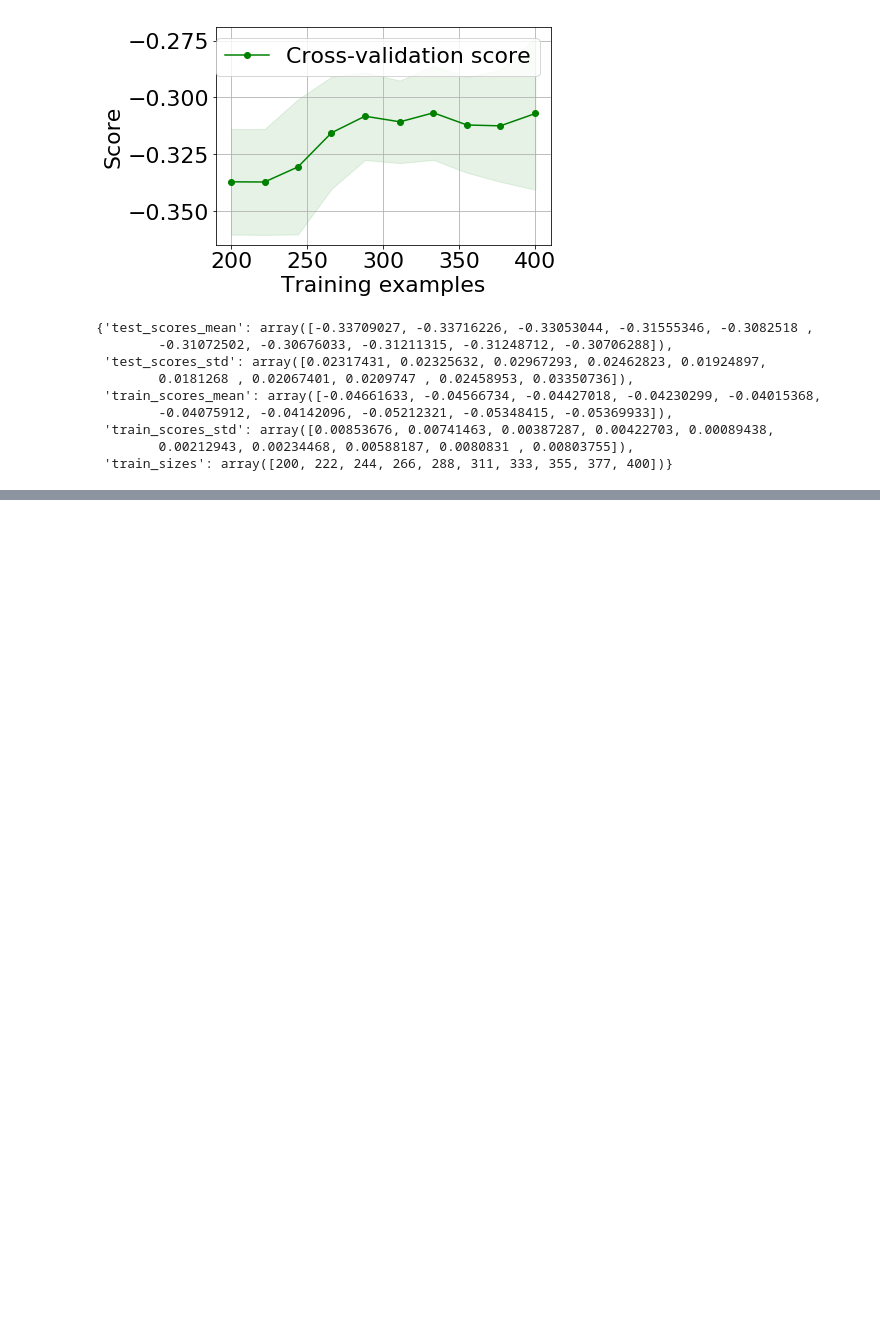
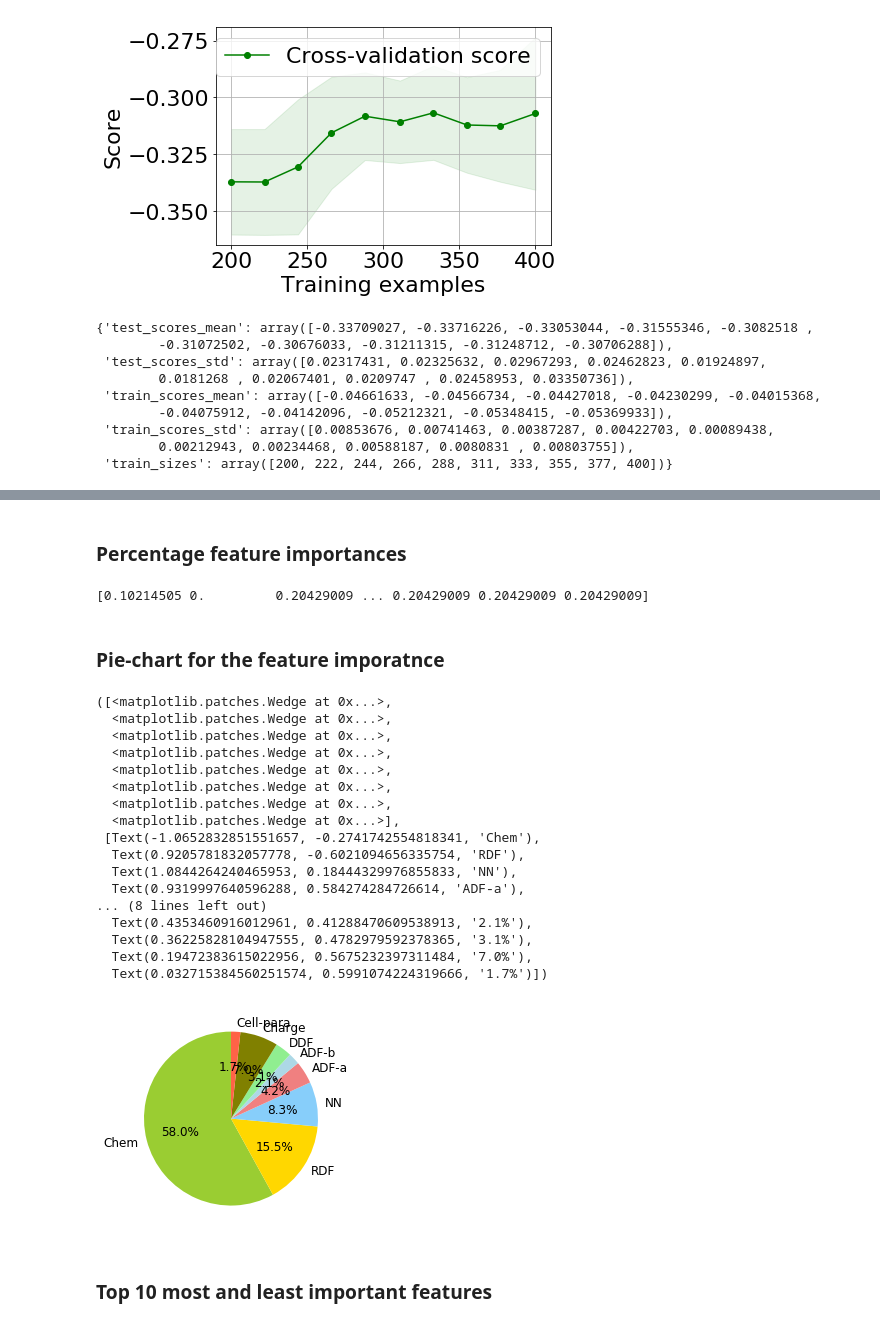
Before and after one commit to usnistgov/jarvis, a Jupyter notebook: jarvis/colab/jarvis_ml_quick_train_notebook.ipynb, the cells around one changed output, grey strips where cells are left out. Drawn from its saved outputs; the diff is of its cells as text; code cells hidden in the pictures; blank space fills up the shorter version.

```diff
--- a/jarvis/db/static/jarvis_ml_quick_train.ipynb
+++ b/jarvis/colab/jarvis_ml_quick_train_notebook.ipynb
@@ -192,0 +218,10 @@ plot_learning_curve(estimator=model,X=X,y=Y,train_sizes=np.linspace(0.5, 1.0, 10
+# %% [markdown]
+### Percentage feature importances
+# %%
+#See https://github.com/usnistgov/jarvis/blob/master/jarvis/sklearn/build_models.py
+
+feat_imp = model.feature_importances_  # feature_importances_
+feat_imp = 100*np.array([float(i) / float(np.sum(feat_imp)) for i in feat_imp])
+print (feat_imp)
+# %% [output]
+[0.10214505 0.         0.20429009 ... 0.20429009 0.20429009 0.20429009]
@@ -192,0 +230,67 @@ plot_learning_curve(estimator=model,X=X,y=Y,train_sizes=np.linspace(0.5, 1.0, 10
+# %% [markdown]
+### Pie-chart for the feature imporatnce
+# %%
+imp_rdf = 0
+imp_nn = 0
+imp_adfa = 0
+imp_adfb = 0
+imp_ddf = 0
+imp_chg = 0
+imp_chem = 0
+imp_cell = 0
+tmp = []
+colors = [
+    "yellowgreen",
+    "gold",
+    "lightskyblue",
+    "lightcoral",
+    "lightblue",
+    "lightgreen",
+    "olive",
+    "tomato",
+]
+for i in importance_names:
+    imp = i[0]
+    nm = i[1]
+    if "chg" in nm:
+        imp_chg = imp_chg + imp
+    elif "cell" in nm:
+        imp_cell = imp_cell + imp
+    elif "nn" in nm:
+        imp_nn = imp_nn + imp
+    elif "rdf" in nm:
+        imp_rdf = imp_rdf + imp
+    elif "adfa" in nm:
+        imp_adfa = imp_adfa + imp
+    elif "ddf" in nm:
+        imp_ddf = imp_ddf + imp
+    elif "adfb" in nm:
+        imp_adfb = imp_adfb + imp
+    else:
+        imp_chem = imp_chem + imp
+# %%
+labels=['Chem','RDF','NN','ADF-a','ADF-b','DDF','Charge','Cell-para']
+values=[imp_chem,imp_rdf,imp_nn,imp_adfa,imp_adfb,imp_ddf,imp_chg,imp_cell]
+plt.rcParams['font.size'] = 12.0
+plt.pie(values,labels=labels,autopct='%1.1f%%', startangle=90,colors=colors)
+# %% [output]
+([<matplotlib.patches.Wedge at 0x...>,
+  <matplotlib.patches.Wedge at 0x...>,
+  <matplotlib.patches.Wedge at 0x...>,
+  <matplotlib.patches.Wedge at 0x...>,
+  <matplotlib.patches.Wedge at 0x...>,
+  <matplotlib.patches.Wedge at 0x...>,
+  <matplotlib.patches.Wedge at 0x...>,
+  <matplotlib.patches.Wedge at 0x...>],
+ [Text(-1.0652832851551657, -0.2741742554818341, 'Chem'),
+  Text(0.9205781832057778, -0.6021094656335754, 'RDF'),
+  Text(1.0844264240465953, 0.18444329976855833, 'NN'),
+  Text(0.9319997640596288, 0.584274284726614, 'ADF-a'),
+... (8 lines left out)
+  Text(0.4353460916012961, 0.41288470609538913, '2.1%'),
+  Text(0.36225828104947555, 0.4782979592378365, '3.1%'),
+  Text(0.19472383615022956, 0.5675232397311484, '7.0%'),
+  Text(0.032715384560251574, 0.5991074224319666, '1.7%')])
+[figure, added]
+# %% [markdown]
+### Top 10 most and least important features
```
Also changed, not shown: parts of 30 cells of this notebook, 28 other files.
